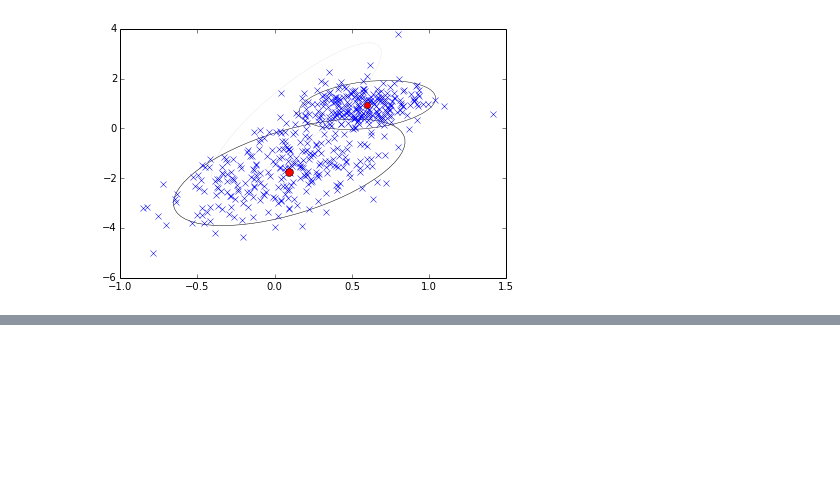
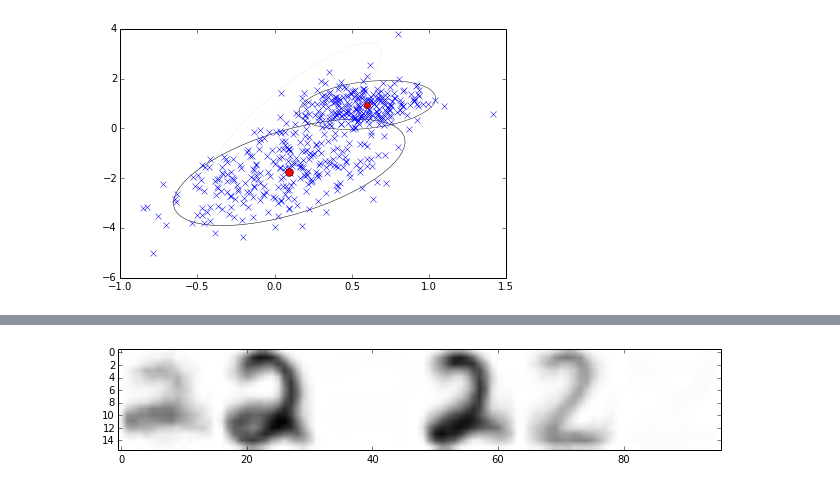
Before and after one commit to stephentu/mcmc-sandbox, a Jupyter notebook: gibbs/np-gibbs-beta-bernoulli.ipynb, the cells around one changed output, grey strips where cells are left out. Saved outputs shown, nothing was run; the diff lists cells and outputs as text; code cells hidden in the pictures; blank space fills up the shorter version.

```diff
--- a/gibbs/np-gibbs-beta-bernoulli.ipynb
+++ b/gibbs/np-gibbs-beta-bernoulli.ipynb
@@ -318,0 +457,19 @@ print np.exp(sp.misc.logsumexp([lg_pr_crp_assignment(np.array(C), 2.) for C in p
+# %%
+def posterior_thetas(C, Y, beta, gamma):
+    N, D = Y.shape
+    assert C.shape[0] == N
+    K = C.max() + 1
+    thetas = np.zeros((K, D))
+    for k in xrange(K):
+        thetas[k] = (beta + Y[C==k].sum(axis=0)) / (beta + gamma + N)
+    return thetas
+
+pts = posterior_thetas(usps_chain[-1], usps_Y, usps_beta, usps_gamma)
+# %%
+img = np.hstack([p.reshape((16,16)) for p in pts])
+old_figsize = plt.rcParams['figure.figsize']
+plt.rcParams['figure.figsize'] = (10.8, 8.0)
+plt.imshow(img, cmap=plt.cm.binary)
+plt.rcParams['figure.figsize'] = old_figsize
+# %% [output]
+[figure, added]
```
Also changed, not shown: parts of 25 cells of this notebook, 1 other file.
